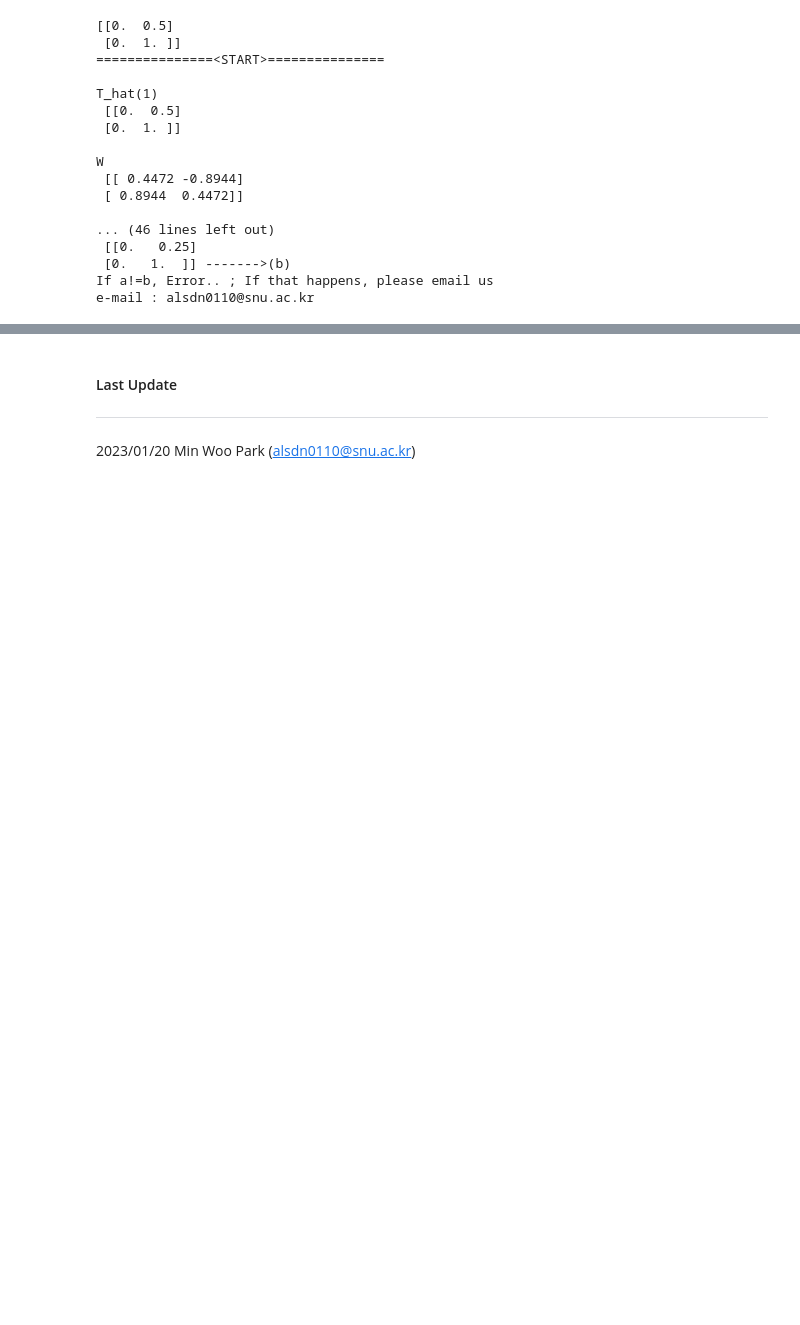
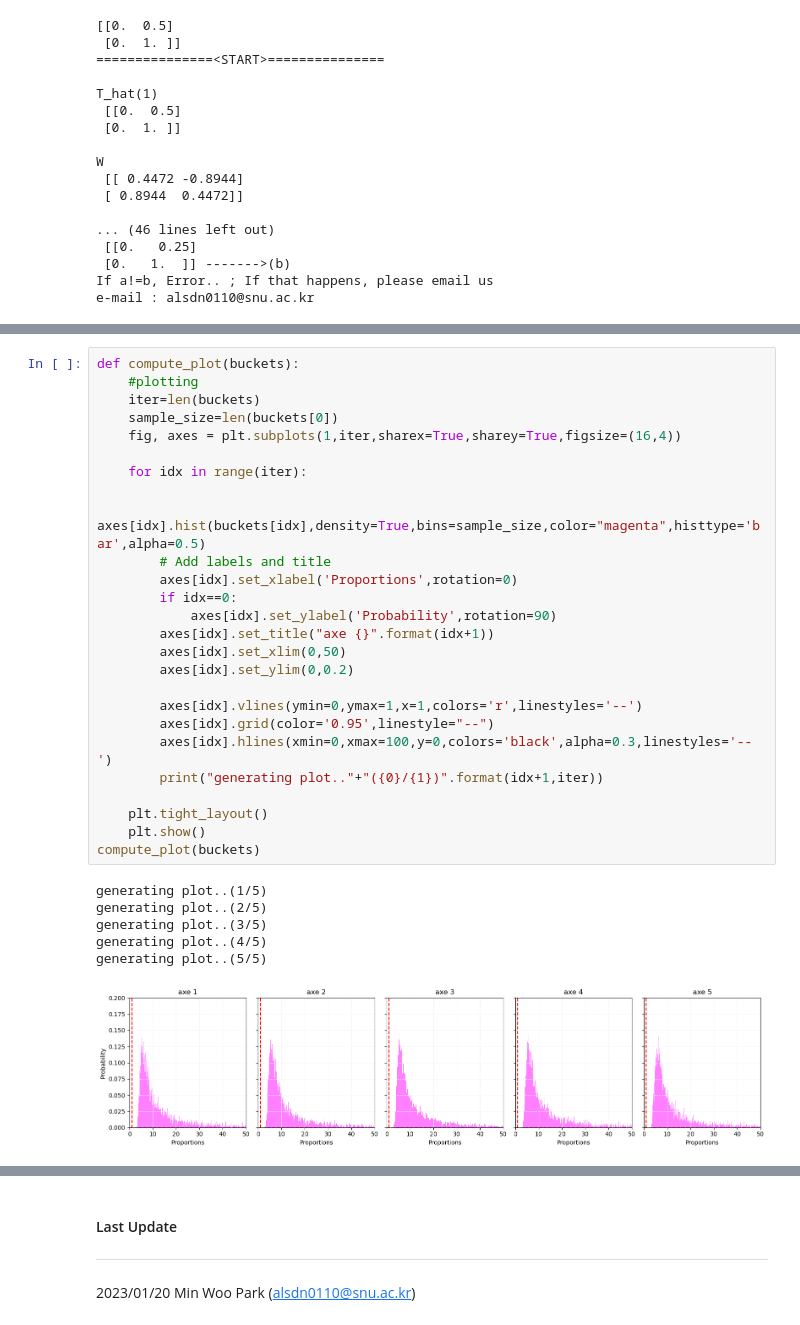
Before and after one commit to MinwooPark96/Computation-Mean-Transform-Convergence, a Jupyter notebook: paper_example.ipynb, the cells around one changed output, grey strips where cells are left out. Cells and saved outputs as stored; diff of their text form; blank space fills up the shorter version.

```diff
--- a/paper_example.ipynb
+++ b/paper_example.ipynb
@@ -363,0 +407,33 @@ e-mail : alsdn0110@snu.ac.kr
+# %%
+def compute_plot(buckets):
+    #plotting
+    iter=len(buckets)
+    sample_size=len(buckets[0])
+    fig, axes = plt.subplots(1,iter,sharex=True,sharey=True,figsize=(16,4))
+
+    for idx in range(iter):
+
+        axes[idx].hist(buckets[idx],density=True,bins=sample_size,color="magenta",histtype='bar',alpha=0.5)
+        # Add labels and title
+        axes[idx].set_xlabel('Proportions',rotation=0)
+        if idx==0:
+            axes[idx].set_ylabel('Probability',rotation=90)
+        axes[idx].set_title("axe {}".format(idx+1))
+        axes[idx].set_xlim(0,50)
+        axes[idx].set_ylim(0,0.2)
+
+        axes[idx].vlines(ymin=0,ymax=1,x=1,colors='r',linestyles='--')
+        axes[idx].grid(color='0.95',linestyle="--")
+        axes[idx].hlines(xmin=0,xmax=100,y=0,colors='black',alpha=0.3,linestyles='--')
+        print("generating plot.."+"({0}/{1})".format(idx+1,iter))
+
+    plt.tight_layout()
+    plt.show()
+compute_plot(buckets)
+# %% [output]
+generating plot..(1/5)
+generating plot..(2/5)
+generating plot..(3/5)
+generating plot..(4/5)
+generating plot..(5/5)
+[figure, added]
```
Also changed, not shown: parts of 4 cells of this notebook, 2 other files.
